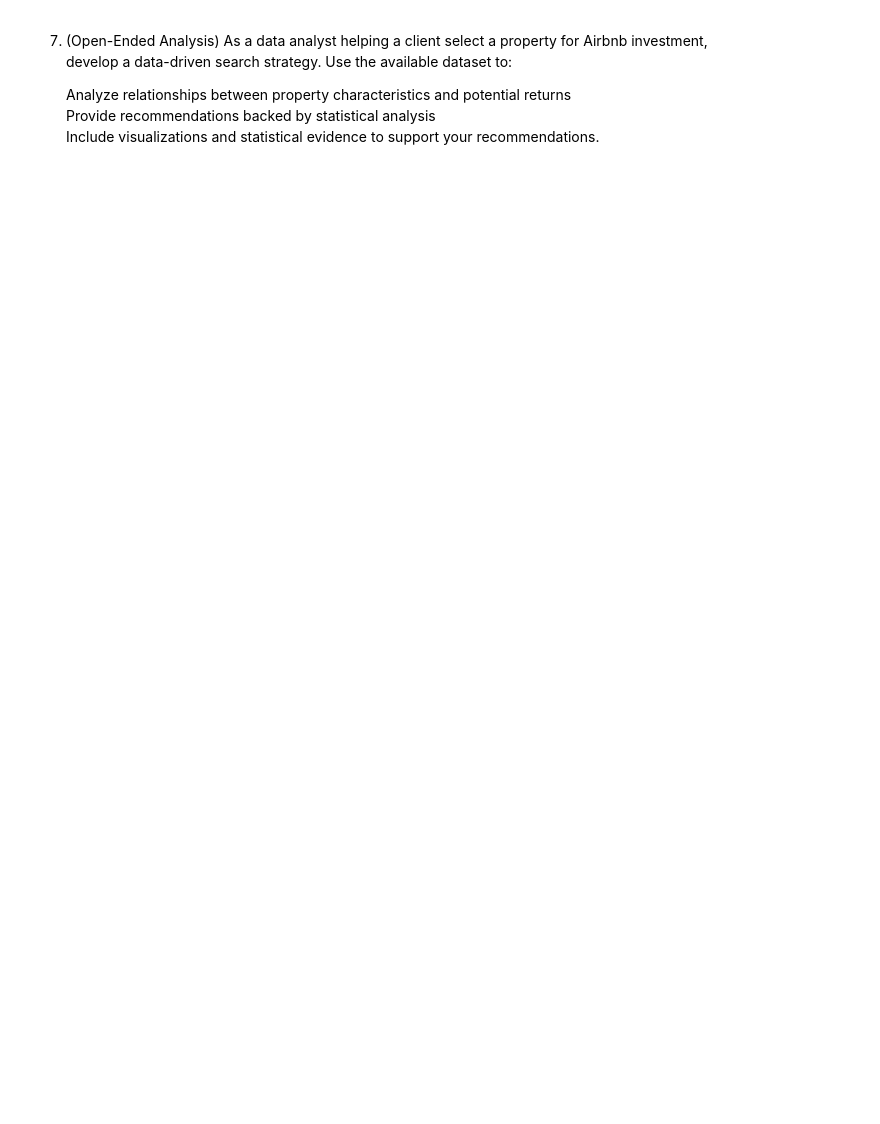
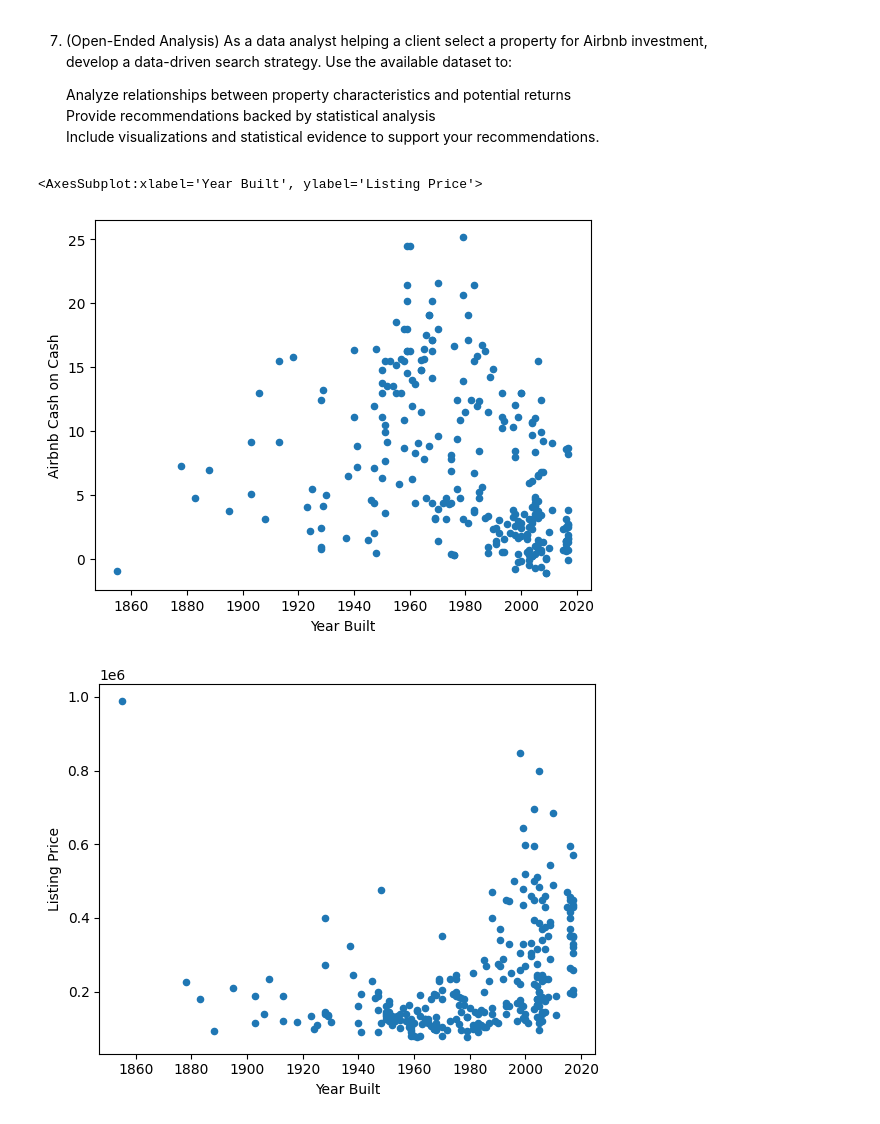
Before and after one commit to eaplatt3/Panda-Pratice, a Jupyter notebook: 5 HW1.ipynb, the cells around one changed output. Saved outputs shown, nothing was run; the diff lists cells and outputs as text; code cells hidden in the pictures; blank space fills up the shorter version.

```diff
--- a/5 HW1.ipynb
+++ b/5 HW1.ipynb
@@ -65,3 +141,13 @@ develop a data-driven search strategy. Use the available dataset to:
     Analyze relationships between property characteristics and potential returns
     Provide recommendations backed by statistical analysis
     Include visualizations and statistical evidence to support your recommendations.
+# %%
+df.plot(kind='scatter', x='Year Built', y='Airbnb Cash on Cash')
+df.plot(kind='scatter', x='Year Built', y='Listing Price')
+
+# Based on the scatter plots your best return on investment would be to look for house built between 1950 and 1990
+# The reason this is the bet ROI is because the house built during this time period have cheaper list prices but higher cash on cash returns.
+# %% [output]
+<AxesSubplot:xlabel='Year Built', ylabel='Listing Price'>
+[figure, added]
+[figure, added]
```
Also changed, not shown: parts of 8 cells of this notebook, 1 other file.
